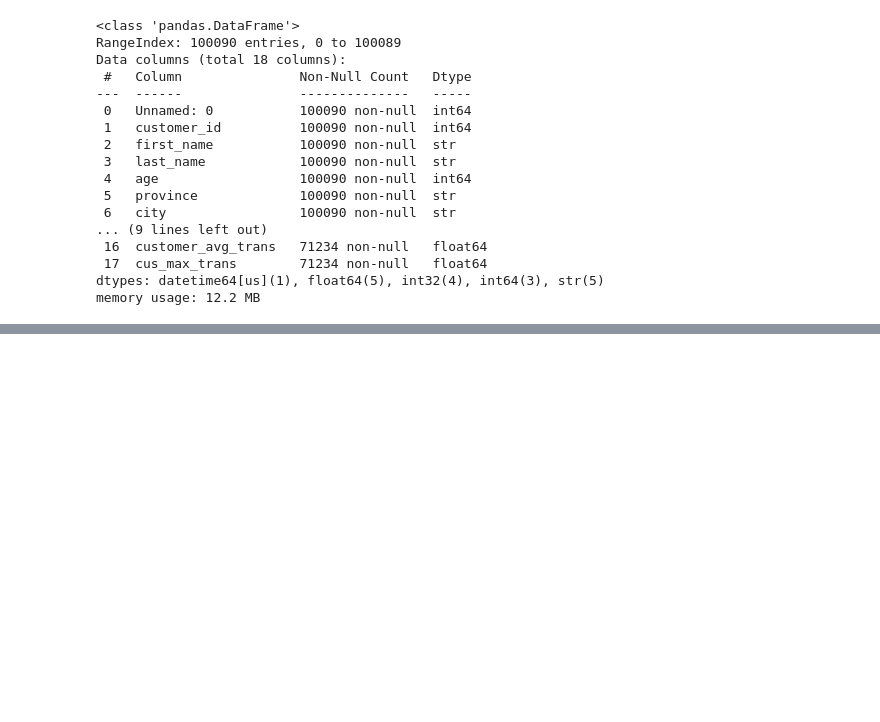
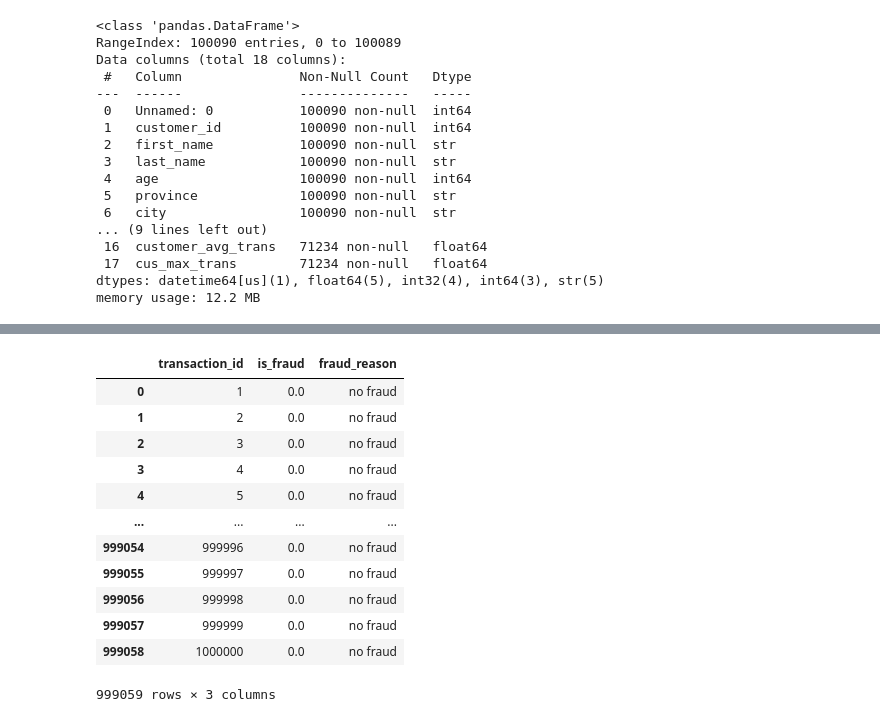
Before and after one commit to akonamajongile-a11y/bankguard, a Jupyter notebook: CleaningCustomers.ipynb, the cells around one changed output, grey strips where cells are left out. Cells and saved outputs as stored; diff of their text form; code cells hidden in the pictures; blank space fills up the shorter version.

```diff
--- a/CleaningCustomers.ipynb
+++ b/CleaningCustomers.ipynb
@@ -873,0 +874,15 @@ memory usage: 12.2 MB
+# %%
+import pandas as pd
+customers = pd.read_csv("data/processed/cleanedCustomers2.csv", parse_dates=['customer_since'])
+transactions = pd.read_csv("data/final/transactions_clean_final.csv", parse_dates=['transaction_date'])
+merchants = pd.read_csv("data/processed/merchants_cleaned.csv")
+accounts = pd.read_csv("data/processed/cleanedAccounts2.csv")
+fraud_label = pd.read_csv("data/processed/fraud_label_cleaned.csv")
+transactions = transactions.drop(columns=["Unnamed: 0"], errors="ignore")
+customers = customers.drop(columns=["Unnamed: 0"], errors="ignore")
+merchants = merchants.drop(columns=["Unnamed: 0"], errors="ignore")
+fraud_label = fraud_label.drop(columns=["Unnamed: 0"], errors="ignore")
+transactions["merchant_id"] = transactions["merchant_id"].astype(str)
+merchants["merchant_id"] = merchants["merchant_id"].astype(str)
+fraud_label["transaction_id"] = fraud_label["transaction_id"].astype(str)
+transactions["transaction_id"] = transactions["transaction_id"].astype(str)
@@ -873,0 +933,23 @@ memory usage: 12.2 MB
+# %%
+
+fraud_label["transaction_id"] = (
+    fraud_label["transaction_id"]
+    .astype(str)
+    .str.replace(".0", "", regex=False)
+    .str.strip()
+)
+fraud_label
+# %% [output]
+|  | transaction_id | is_fraud | fraud_reason |
+| 0 | 1 | 0.0 | no fraud |
+| 1 | 2 | 0.0 | no fraud |
+| 2 | 3 | 0.0 | no fraud |
+| 3 | 4 | 0.0 | no fraud |
+| 4 | 5 | 0.0 | no fraud |
+| ... | ... | ... | ... |
+| 999054 | 999996 | 0.0 | no fraud |
+| 999055 | 999997 | 0.0 | no fraud |
+| 999056 | 999998 | 0.0 | no fraud |
+| 999057 | 999999 | 0.0 | no fraud |
+| 999058 | 1000000 | 0.0 | no fraud |
+999059 rows × 3 columns
```
Also changed, not shown: parts of 12 cells of this notebook.
